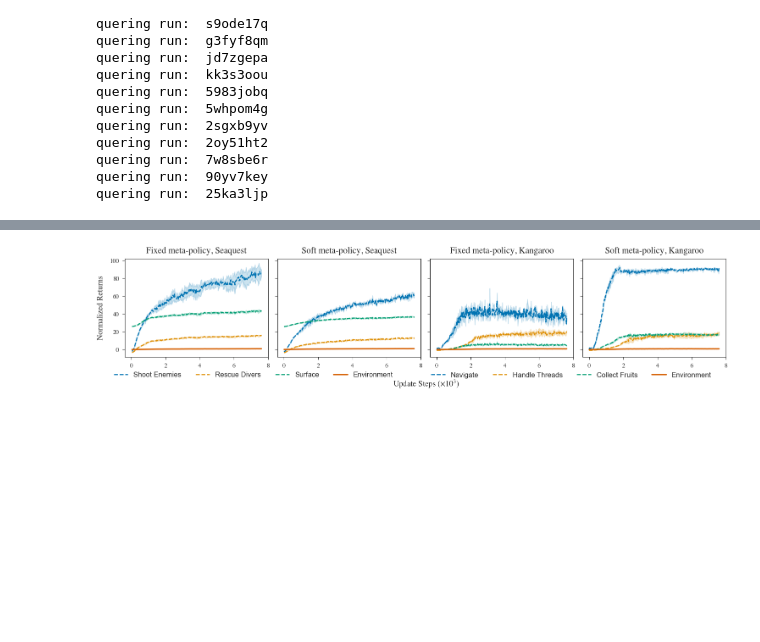
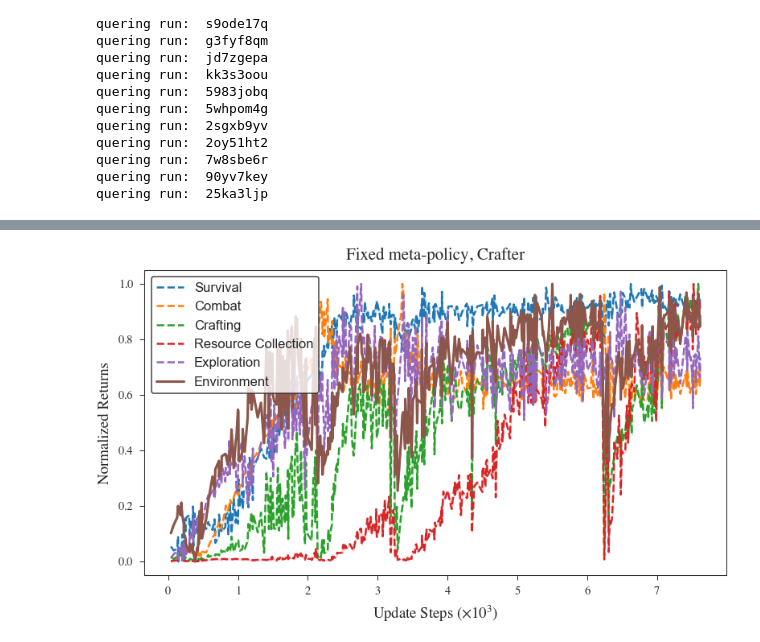
Before and after one commit to remunds/symbolic_options, a Jupyter notebook: src/symbolic_options/plots/plots.ipynb, the cells around one changed output, grey strips where cells are left out. Saved outputs shown, nothing was run; the diff lists cells and outputs as text; code cells hidden in the pictures; blank space fills up the shorter version.

Commit message:
plots

```diff
--- a/src/symbolic_options/plots/plots.ipynb
+++ b/src/symbolic_options/plots/plots.ipynb
@@ -60,6 +60,8 @@ def get_run_data(runs, craftax=False):
             # opt_rets = {}
             opt_rets = []
             option_strs = ["returned_episode_returns_0", "returned_episode_returns_1", "returned_episode_returns_2"]
+            if craftax:
+                option_strs += ["returned_episode_returns_3", "returned_episode_returns_4"]
             for opt_str in option_strs:
                 ret = run_data[seed + "/" + opt_str].to_numpy()
                 test_ret = run_data[seed + "/test/" + opt_str].to_numpy()
@@ -112,6 +114,10 @@ def get_run_data(runs, craftax=False):
                 "test_opt1_ret": all_data[:, 7],
                 "opt2_ret": all_data[:, 8],
                 "test_opt2_ret": all_data[:, 9],
+                "opt3_ret": all_data[:, 10],
+                "test_opt3_ret": all_data[:, 11],
+                "opt4_ret": all_data[:, 12],
+                "test_opt4_ret": all_data[:, 13],
             }
 
         data.append(row)
@@ -200,78 +214,68 @@ plt.rcParams.update({"figure.dpi": 150})
 # %%
-def single_run_plot(ax1, df, run_name, option_labels, num):
+def single_run_plot(ax1, df, run_name, option_labels, game_name):
     # colors = cm.get_cmap("tab10")
     row = df[df["run_name"] == run_name].iloc[0]
 
     # sns.set_context("paper")
     sns.set_theme(context="paper", style="ticks")
-    colors = sns.color_palette("colorblind")
+    # colors = sns.color_palette("colorblind")
+    colors = plt.cm.tab10.colors
     # with plt.rc_context({**bundles.neurips2024(usetex=False), **axes.lines()}):
     # fig, ax1 = plt.subplots()
     x_data = row["x_data"]
-    is_kang = int(num > 1)
+    eps = 1e-8
     for i, label in enumerate(option_labels):
-        option_mean = row[f"opt{i}_ret"].mean(axis=0)
-        option_std = row[f"opt{i}_ret"].std(axis=0)
-        ax1.plot(x_data, option_mean, label=label, color=colors[i], zorder=1, linestyle="--")
-        ax1.fill_between(x_data, option_mean - option_std, option_mean + option_std, color=colors[i], alpha=0.2, zorder=0)
+        # normalize the data
+        # option_mean = row[f"opt{i}_ret"].mean(axis=0) / row[f"opt{i}_ret"].mean(axis=0).max()
+        stds = np.nanstd(row[f"opt{i}_ret"], axis=0)
+        means = np.nanmean(row[f"opt{i}_ret"], axis=0)
+        # rescale
+        option_stds = (stds - np.nanmin(stds)) / (np.nanmax(stds) - np.nanmin(stds) + eps)
+        option_means = (means - np.nanmin(means)) / (np.nanmax(means) - np.nanmin(means) + eps)
+        ax1.plot(x_data, option_means, label=label, color=colors[i], zorder=1, linestyle="--")
+        ax1.fill_between(x_data, option_means - option_stds, option_means + option_stds, color=colors[i], alpha=0.2, zorder=0)
     # ax1.set_xlabel("Update Steps ($\\times 10^3$)")
     # ax1.set_ylabel("Normalized Skill Returns")
 
     # Create a second y-axis for the environment reward
     # ax2 = ax1.twinx()
-    env_norm = row["env_ret"] / row["env_ret"].max()
-    env_mean = env_norm.mean(axis=0)
-    env_std = env_norm.std(axis=0)
-    ax1.plot(x_data, env_mean, label="Environment", color=colors[i+1], zorder=2, linewidth=1.5)
-    ax1.fill_between(x_data, env_mean - env_std, env_mean + env_std, color=colors[i+1], alpha=0.2, zorder=0)
+    # env_means = (row["env_ret"] - np.nanmean(row["env_ret"])) / np.nanstd(row["env_ret"])
+    means = np.nanmean(row["env_ret"], axis=0)
+    stds = np.nanstd(row["env_ret"], axis=0)
+    # rescale
+    env_means = (means - np.nanmin(means)) / (np.nanmax(means) - np.nanmin(means) + eps)
+    env_std = (stds - np.nanmin(stds)) / (np.nanmax(stds) - np.nanmin(stds) + eps)
+    # env_mean = np.nanmean(env_norm, axis=0)
+    ax1.plot(x_data, env_means, label="Environment", color=colors[i+1], zorder=2, linewidth=1.5)
+    ax1.fill_between(x_data, env_means - env_std, env_means + env_std, color=colors[i+1], alpha=0.2, zorder=0)
     # remove data from ax2
     # ax2.axhline(max(env_mean), color=colors[i+1], linestyle="--", alpha=1.0, zorder=1)
     # ax2.set_ylabel("Environment Return")
 
     # Combine legends from both axes and ensure they are drawn on top of the lines
     lines_1, labels_1 = ax1.get_legend_handles_labels()
     # lines_2, labels_2 = ax2.get_legend_handles_labels()
 
     # set title
-    game_name = "Seaquest" if num < 2 else "Kangaroo"
     ax1.set_title(f"{get_algorithm_from_name(run_name)}, {game_name}", fontsize=10)
     # legend = ax1.legend(lines_1 + lines_2, labels_1 + labels_2)#, ncol=2)
     # legend = ax1.legend(lines_2 + lines_1, labels_2 + labels_1)#, ncol=2)
     # legend.set_zorder(3)  # Ensure the legend is drawn on top of the lines
 
     # plt.title("Skill and Environment Returns")
     # plt.tight_layout()
     # plt.savefig(f"{run_name}_skills.pdf", bbox_inches="tight")
     # plt.show()
     return lines_1, labels_1
 
-def plot_all_runs():
-    with plt.rc_context({**bundles.neurips2024(usetex=False), **axes.lines()}):
-        fig, ax = plt.subplots(nrows=1, ncols=4, sharex=True, sharey=True, constrained_layout=True, figsize=(10, 2))
-
-        runs = [
-            (seaquest_df, "pqn_hier_llm_Seaquest", ["Shoot Enemies", "Rescue Divers", "Surface"]),
-            (seaquest_df, "pqn_hier_comb_Seaquest", ["Shoot Enemies", "Rescue Divers", "Surface"]),
-            (kangaroo_df, "pqn_hier_llm_Kangaroo", ["Navigate", "Handle Threads", "Collect Fruits"]),
-            (kangaroo_df, "pqn_hier_comb_Kangaroo", ["Navigate", "Handle Threads", "Collect Fruits"]),
-        ]
-        handles, labels = [], []
-        for i, (ax, (df, run_name, labels)) in enumerate(zip(ax.flatten(), runs)):
-            h, l = single_run_plot(ax, df, run_name, labels, i)
-            if i % 2 == 0:
-                # fig.legend(unique.values(), unique.keys(), bbox_to_anchor=(0.5, -0.03), loc="center", ncol=8, frameon=False, fontsize="small")
-                x = 0.25 if i == 0 else 0.75
-                fig.legend(h, l, bbox_to_anchor=(x, -0.03), loc="center", ncol=8, frameon=False, fontsize="small")
-        # Shared axis labels (only on the figure level)
-        config = bundles.neurips2024(usetex=False)#["font"]
-        # fig.supxlabel("Update Steps ($\\times 10^3$)", family=config["font.family"], size=config["font.size"])
-        fig.supylabel("Normalized Returns", family=config["font.family"], size=config["font.size"])
-        # fig.text(1, 0.5, "Environment Return", va="center", rotation=90, family=config["font.family"], size=config["font.size"])
-        fig.text(0.47, -0.1, "Update Steps ($\\times 10^3$)", va="center", rotation=0, family=config["font.family"], size=config["font.size"])
-
-        plt.savefig("skill_returns.pdf", bbox_inches="tight")
-        plt.show()
-plot_all_runs()
-# TODO: two legends, equal y axis limits
+with plt.rc_context({**bundles.neurips2024(usetex=False), **axes.lines()}):
+    fig, ax1 = plt.subplots()
+    handles, labels = single_run_plot(ax1, craftax_df, "pqn_hier_llm_Craftax-Classic-Symbolic-v1", ["Survival", "Combat", "Crafting", "Resource Collection", "Exploration"], "Crafter")
+    plt.legend(handles, labels, loc="upper left", fontsize=8)
+    plt.xlabel("Update Steps ($\\times 10^3$)")
+    plt.ylabel("Normalized Returns")
+    plt.tight_layout()
+    plt.savefig("craftax_pqn_hier_llm_Craftax-Classic-Symbolic-v1.pdf", bbox_inches="tight")
+    plt.show()
 # %% [output]
-[figure, old version]
+[figure, new version]
```
Also changed, not shown: parts of 5 cells of this notebook.
